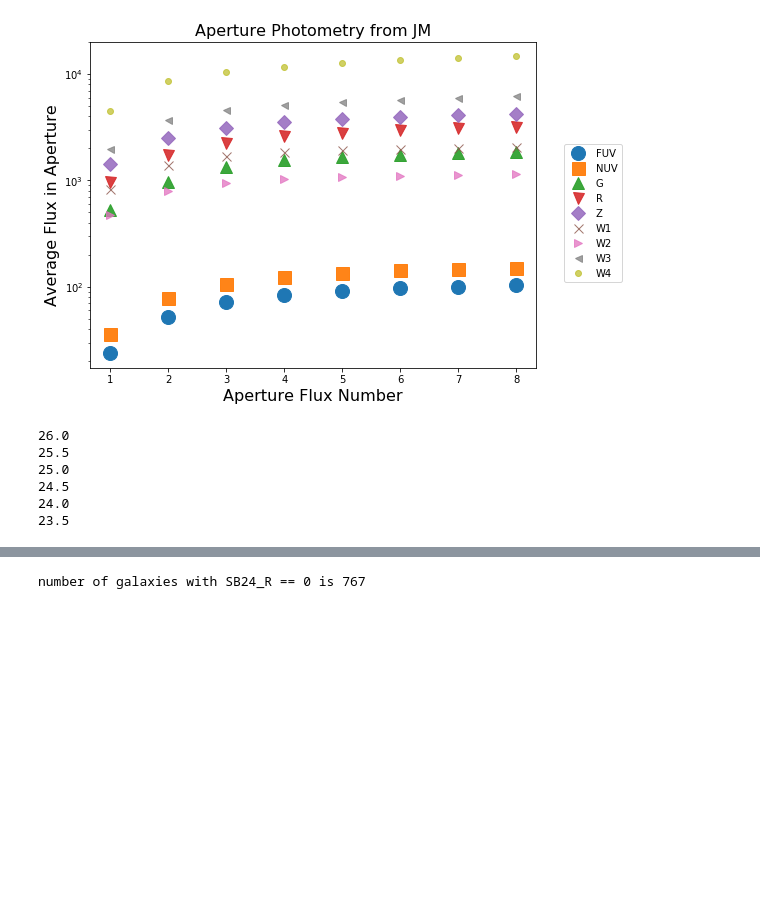
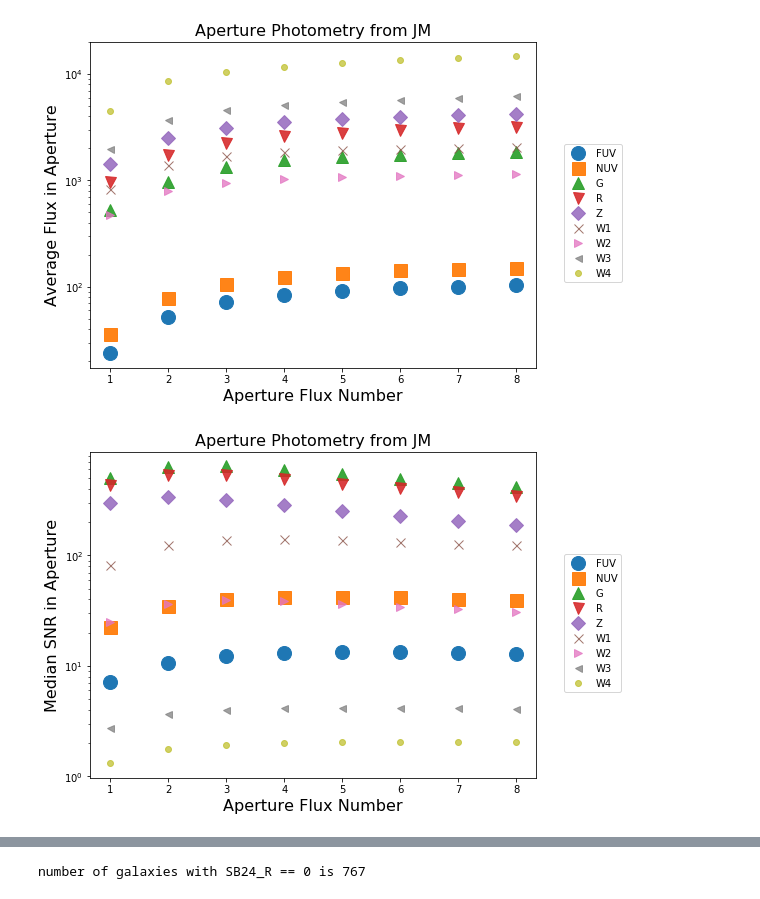
Before and after one commit to rfinn/virgoseds, a Jupyter notebook: notebooks/creating-magphys-input-files.ipynb, the cells around one changed output, grey strips where cells are left out. Drawn from its saved outputs; the diff is of its cells as text; code cells hidden in the pictures; blank space fills up the shorter version.

Commit message:
updates on best flux to use for magphys

```diff
--- a/notebooks/creating-magphys-input-files.ipynb
+++ b/notebooks/creating-magphys-input-files.ipynb
@@ -503,12 +503,39 @@ plt.title('Aperture Photometry from JM',fontsize=16)
 plt.gca().set_yscale('log')
 # %% [output]
 [figure]
-# %%
-for i in np.arange(26,23,-.5): print(i)
-# %% [output]
-26.0
-25.5
-25.0
-24.5
-24.0
-23.5
+# %%
+# calculate the average SNR in each aperture
+ntot = len(ephot)
+plt.figure(figsize=(8,6))
+markers = ['o','s','^', 'v','D','x','>','<','o']
+sizes = np.arange(14,4,-1)
+alphas = np.linspace(1,.7,9)
+for i,filt in enumerate(filters):
+    ave_flux = []
+    #plt.subplot(3,3,i+1)
+    for a in apflux:
+        s = 'FLUX_AP{:02d}_{}'.format(int(a),filt)
+        n = 'FLUX_IVAR_AP{:02d}_{}'.format(int(a),filt)
+        #print(y)
+
+        zero_flag = ephot[s] <= 0
+        snr = np.median(ephot[s][~zero_flag]*np.sqrt(ephot[n][~zero_flag]) )
+        ave_flux.append(snr)
+    #if i%3 != 0:
+    #    plt.yticks([],[])
+    #if i < 6:
+    #    plt.xticks([],[])
+    if i ==5:
+        plt.axhline(0,ls='--',c='0.5')
+
+
+    plt.plot(apflux,ave_flux,'bo',label=filt,c=mycolors[i],marker=markers[i],markersize=sizes[i],alpha=alphas[i])
+#plt.ylim(0,.32)
+
+plt.legend(bbox_to_anchor = (1.05, 0.7))
+plt.xlabel('Aperture Flux Number',fontsize=16)
+plt.ylabel('Median SNR in Aperture',fontsize=16)
+plt.title('Aperture Photometry from JM',fontsize=16)
+plt.gca().set_yscale('log')
+# %% [output]
+[figure, added]
```
Also changed, not shown: parts of 19 cells of this notebook, 3 other files.
